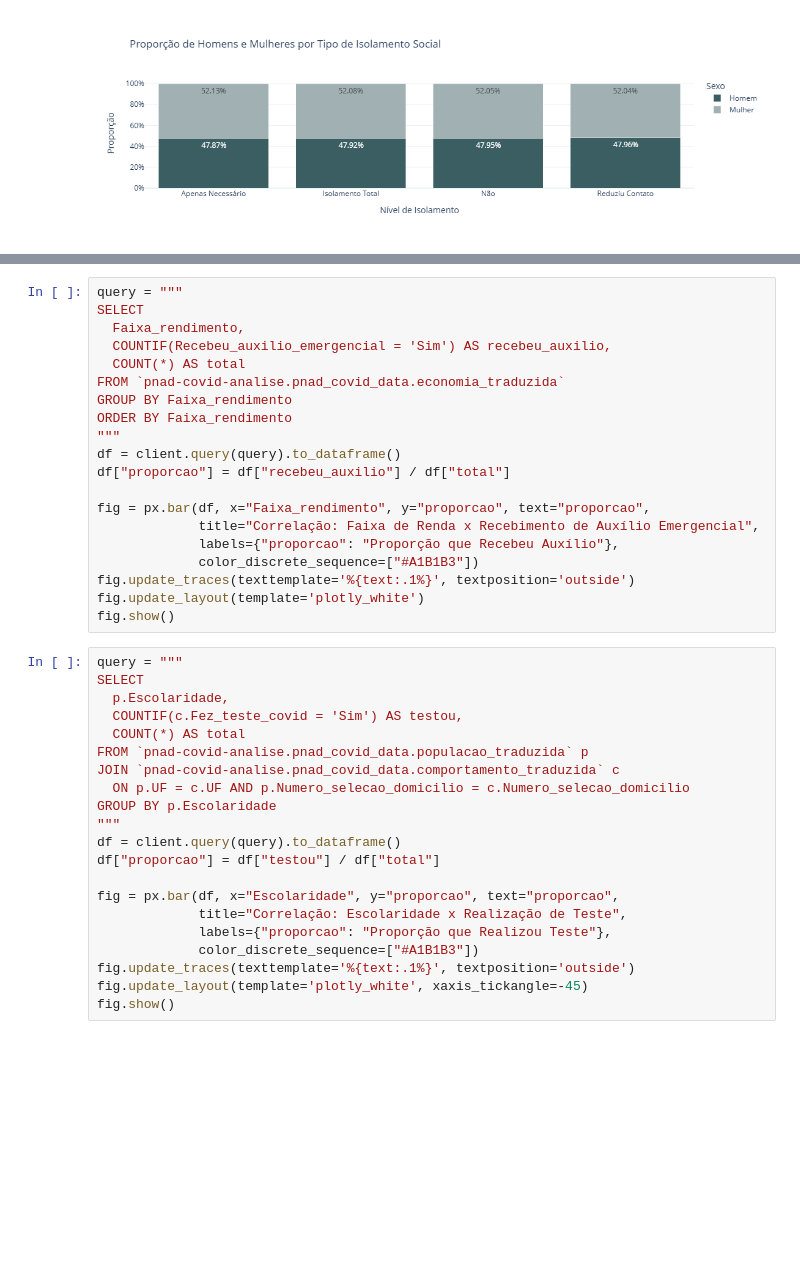
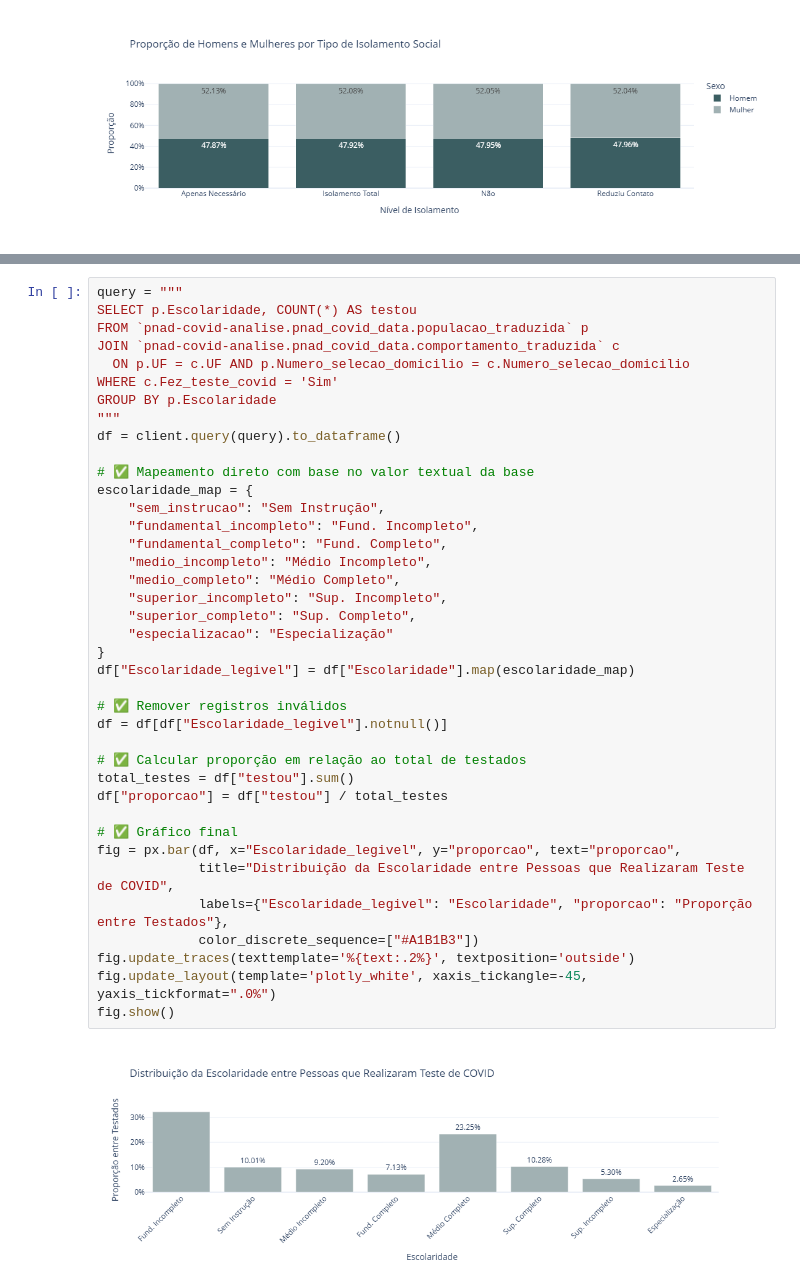
Before and after one commit to laribar/TechChallenge3, a Jupyter notebook: Analise_pnad.py.ipynb, the cells around one changed output, grey strips where cells are left out. Saved outputs shown, nothing was run; the diff lists cells and outputs as text; blank space fills up the shorter version.

```diff
--- a/Analise_pnad.py.ipynb
+++ b/Analise_pnad.py.ipynb
@@ -382,44 +294,44 @@ fig.show()
-# %%
-query = """
-SELECT
-  Faixa_rendimento,
-  COUNTIF(Recebeu_auxilio_emergencial = 'Sim') AS recebeu_auxilio,
-  COUNT(*) AS total
-FROM `pnad-covid-analise.pnad_covid_data.economia_traduzida`
-GROUP BY Faixa_rendimento
-ORDER BY Faixa_rendimento
-"""
-df = client.query(query).to_dataframe()
-df["proporcao"] = df["recebeu_auxilio"] / df["total"]
-
-fig = px.bar(df, x="Faixa_rendimento", y="proporcao", text="proporcao",
-             title="Correlação: Faixa de Renda x Recebimento de Auxílio Emergencial",
-             labels={"proporcao": "Proporção que Recebeu Auxílio"},
-             color_discrete_sequence=["#A1B1B3"])
-fig.update_traces(texttemplate='%{text:.1%}', textposition='outside')
-fig.update_layout(template='plotly_white')
-fig.show()
 # %%
 query = """
-SELECT
-  p.Escolaridade,
-  COUNTIF(c.Fez_teste_covid = 'Sim') AS testou,
-  COUNT(*) AS total
+SELECT p.Escolaridade, COUNT(*) AS testou
 FROM `pnad-covid-analise.pnad_covid_data.populacao_traduzida` p
 JOIN `pnad-covid-analise.pnad_covid_data.comportamento_traduzida` c
   ON p.UF = c.UF AND p.Numero_selecao_domicilio = c.Numero_selecao_domicilio
+WHERE c.Fez_teste_covid = 'Sim'
 GROUP BY p.Escolaridade
 """
 df = client.query(query).to_dataframe()
-df["proporcao"] = df["testou"] / df["total"]
 
-fig = px.bar(df, x="Escolaridade", y="proporcao", text="proporcao",
-             title="Correlação: Escolaridade x Realização de Teste",
-             labels={"proporcao": "Proporção que Realizou Teste"},
+# ✅ Mapeamento direto com base no valor textual da base
+escolaridade_map = {
+    "sem_instrucao": "Sem Instrução",
+    "fundamental_incompleto": "Fund. Incompleto",
+    "fundamental_completo": "Fund. Completo",
+    "medio_incompleto": "Médio Incompleto",
+    "medio_completo": "Médio Completo",
+    "superior_incompleto": "Sup. Incompleto",
+    "superior_completo": "Sup. Completo",
+    "especializacao": "Especialização"
+}
+df["Escolaridade_legivel"] = df["Escolaridade"].map(escolaridade_map)
+
+# ✅ Remover registros inválidos
+df = df[df["Escolaridade_legivel"].notnull()]
+
+# ✅ Calcular proporção em relação ao total de testados
+total_testes = df["testou"].sum()
+df["proporcao"] = df["testou"] / total_testes
+
+# ✅ Gráfico final
+fig = px.bar(df, x="Escolaridade_legivel", y="proporcao", text="proporcao",
+             title="Distribuição da Escolaridade entre Pessoas que Realizaram Teste de COVID",
+             labels={"Escolaridade_legivel": "Escolaridade", "proporcao": "Proporção entre Testados"},
              color_discrete_sequence=["#A1B1B3"])
-fig.update_traces(texttemplate='%{text:.1%}', textposition='outside')
-fig.update_layout(template='plotly_white', xaxis_tickangle=-45)
+fig.update_traces(texttemplate='%{text:.2%}', textposition='outside')
+fig.update_layout(template='plotly_white', xaxis_tickangle=-45, yaxis_tickformat=".0%")
 fig.show()
+# %% [output]
+[figure, added]
 # %%
 query = """
 SELECT
```
Also changed, not shown: parts of 4 cells of this notebook.
